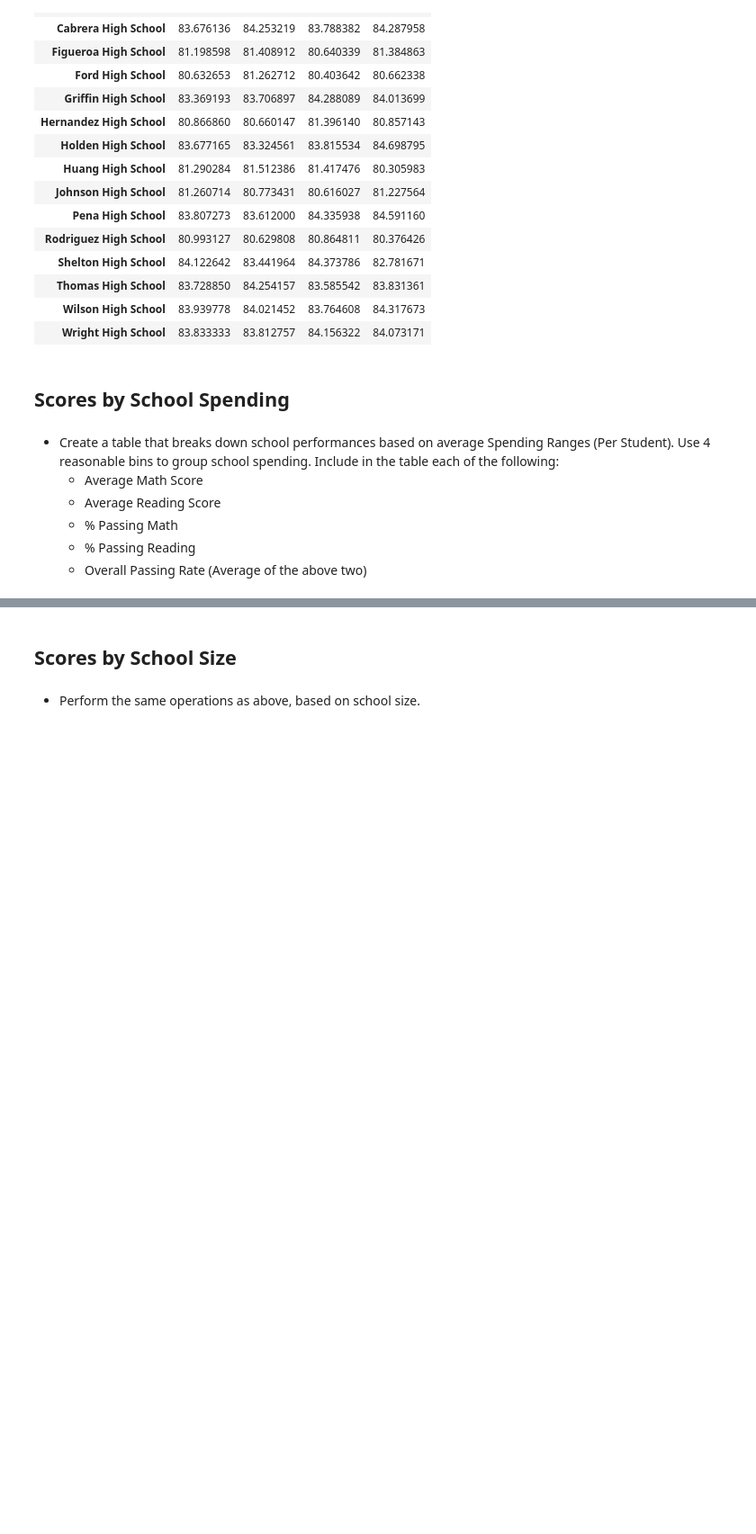
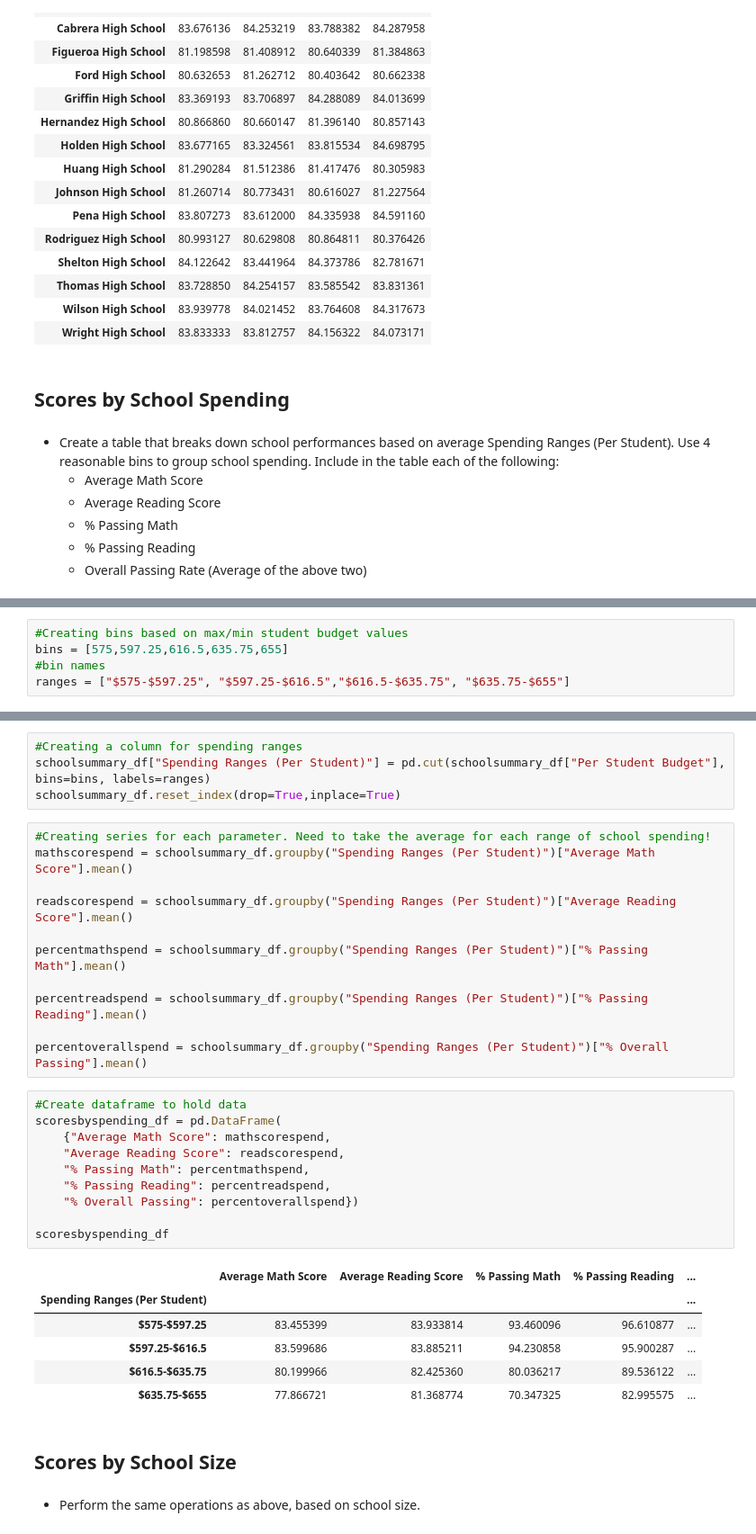
Before and after one commit to chanrce/pandas-challenge, a Jupyter notebook: PyCitySchools_starter.ipynb, the cells around one changed output, grey strips where cells are left out. Shown at 90% size. Drawn from its saved outputs; the diff is of its cells as text; blank space fills up the shorter version.

Commit message:
finished up to school spending

```diff
--- a/PyCitySchools_starter.ipynb
+++ b/PyCitySchools_starter.ipynb
@@ -581,0 +581,5 @@ readlabeled_df
+# %%
+#Creating bins based on max/min student budget values
+bins = [575,597.25,616.5,635.75,655]
+#bin names
+ranges = ["$575-$597.25", "$597.25-$616.5","$616.5-$635.75", "$635.75-$655"]
@@ -582,3 +607,35 @@ readlabeled_df
+# %%
+#Creating a column for spending ranges
+schoolsummary_df["Spending Ranges (Per Student)"] = pd.cut(schoolsummary_df["Per Student Budget"], bins=bins, labels=ranges)
+schoolsummary_df.reset_index(drop=True,inplace=True)
+# %%
+#Creating series for each parameter. Need to take the average for each range of school spending!
+mathscorespend = schoolsummary_df.groupby("Spending Ranges (Per Student)")["Average Math Score"].mean()
+
+readscorespend = schoolsummary_df.groupby("Spending Ranges (Per Student)")["Average Reading Score"].mean()
+
+percentmathspend = schoolsummary_df.groupby("Spending Ranges (Per Student)")["% Passing Math"].mean()
+
+percentreadspend = schoolsummary_df.groupby("Spending Ranges (Per Student)")["% Passing Reading"].mean()
+
+percentoverallspend = schoolsummary_df.groupby("Spending Ranges (Per Student)")["% Overall Passing"].mean()
+# %%
+#Create dataframe to hold data
+scoresbyspending_df = pd.DataFrame(
+    {"Average Math Score": mathscorespend,
+    "Average Reading Score": readscorespend,
+    "% Passing Math": percentmathspend,
+    "% Passing Reading": percentreadspend,
+    "% Overall Passing": percentoverallspend})
+
+scoresbyspending_df
+# %% [output]
+|  | Average Math Score | Average Reading Score | % Passing Math | % Passing Reading | ... |
+| Spending Ranges (Per Student) |  |  |  |  | ... |
+| $575-$597.25 | 83.455399 | 83.933814 | 93.460096 | 96.610877 | ... |
+| $597.25-$616.5 | 83.599686 | 83.885211 | 94.230858 | 95.900287 | ... |
+| $616.5-$635.75 | 80.199966 | 82.425360 | 80.036217 | 89.536122 | ... |
+| $635.75-$655 | 77.866721 | 81.368774 | 70.347325 | 82.995575 | ... |
 # %% [markdown]
 ## Scores by School Size
 # %% [markdown]
```
Also changed, not shown: parts of 3 cells of this notebook.
